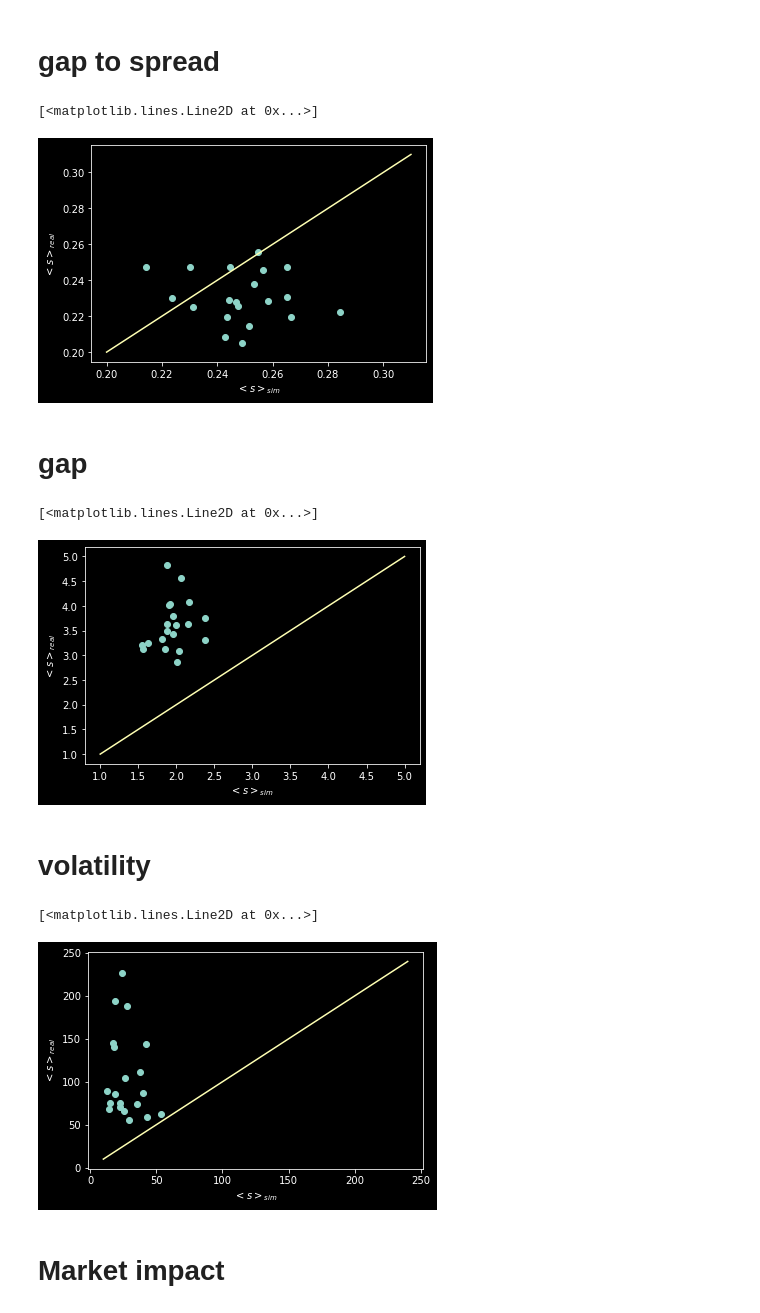
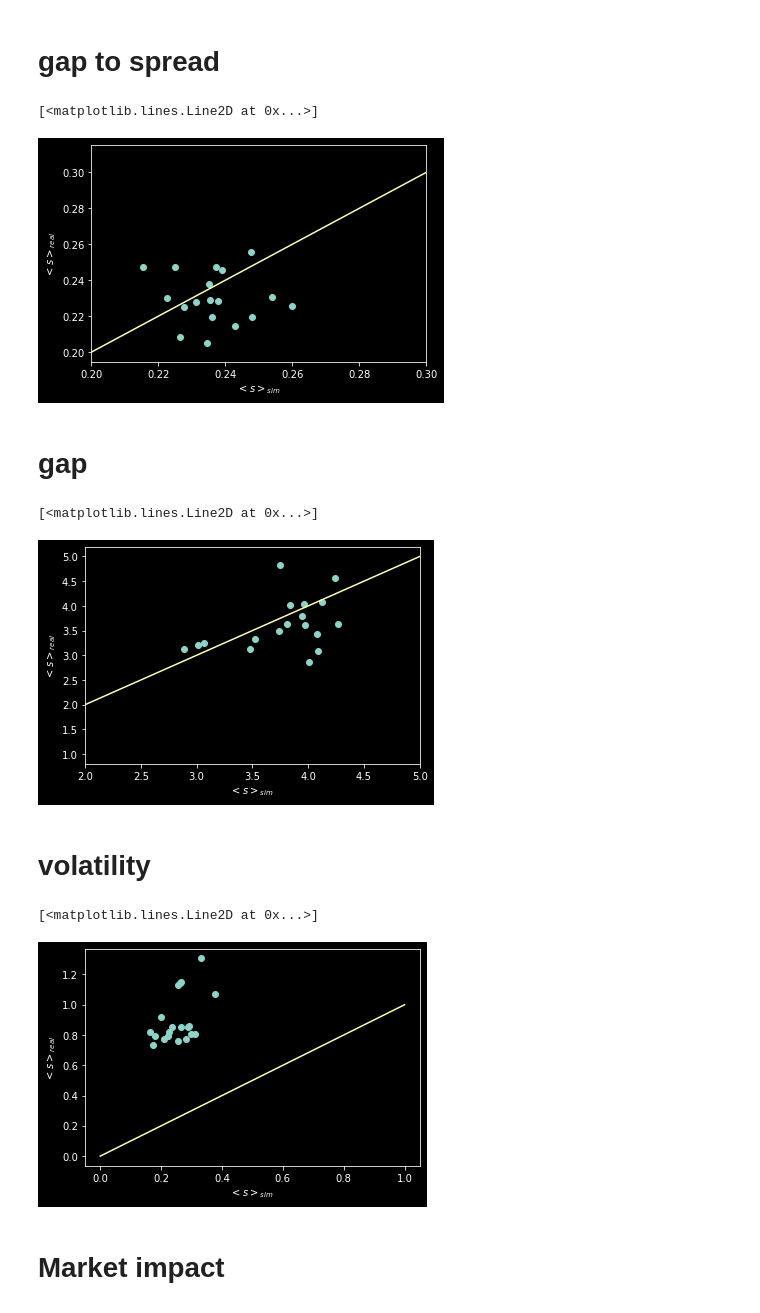
Before and after one commit to pspinaunipi/Zero-intelligence-simulations, a Jupyter notebook: notebooks/Santa fe 2 and tesla.ipynb, the cells around one changed output. Drawn from its saved outputs; the diff is of its cells as text; code cells hidden in the pictures.

Commit message:
added santa_fe4

```diff
--- a/notebooks/Santa fe 2 and tesla.ipynb
+++ b/notebooks/Santa fe 2 and tesla.ipynb
@@ -74,19 +74,19 @@ def compute_price_impact(price,sign,max_lag,step=1):
 # Spread
 # %%
 _, _, spread, lamb, nu, mu, _, _, volat, gts = \
-    np.loadtxt("../data/santa_fe_parameter_estimation_2.txt",delimiter=",", unpack = True)
+    np.loadtxt("../data/santa_fe_parameter_estimation_8.txt",delimiter=",", unpack = True)
 # %%
 mean_sp = np.zeros(len(spread))
 vol = np.zeros(len(spread))
 gap_to_spr = np.zeros(len(spread))
 
 i = 0
-for limit, market, cancel in zip(lamb, nu, mu):
-    lob, _, _, _  = simulate_lob(limit, market, cancel, 600, 500_000)
+for limit, market, cancel in zip(lamb, mu, nu):
+    lob, _, _, _  = simulate_lob(limit * 2, market, cancel, 1000, 500_000)
     lob = lob[100_000:]
     md, sp = find_mid_spread_lob(lob)
     mean_sp[i] = sp.mean()
-    vol[i] = md.std()
+    vol[i] = np.sqrt(((md[1:]- md[:-1])**2).mean())
     gap_to_spr[i] = find_gap(lob)/sp.mean()
     i += 1
 # %%
@@ -132,11 +132,11 @@ plt.plot(gap_to_spr,gts,"o")
 plt.xlabel(r"$<s>_{sim}$")
 plt.ylabel(r"$<s>_{real}$")
 x = np.linspace(.20,.31,20)
-
+plt.xlim(0.2 , 0.3)
 plt.plot(x,x)
 # %% [output]
 [<matplotlib.lines.Line2D at 0x...>]
-[figure, old version]
+[figure, new version]
 # %% [markdown]
 # gap
 # %%
@@ -144,22 +144,22 @@ plt.plot(gap_to_spr * mean_sp ,gts*spread,"o")
 plt.xlabel(r"$<s>_{sim}$")
 plt.ylabel(r"$<s>_{real}$")
 x = np.linspace(1,5,20)
-
+plt.xlim(2,5)
 plt.plot(x,x)
 # %% [output]
 [<matplotlib.lines.Line2D at 0x...>]
-[figure, old version]
+[figure, new version]
 # %% [markdown]
 # volatility
 # %%
 plt.plot(vol,volat,"o")
-x1 = np.linspace(10,240,10)
+x1 = np.linspace(0,1,10)
 plt.xlabel(r"$<s>_{sim}$")
 plt.ylabel(r"$<s>_{real}$")
 plt.plot(x1,x1)
 # %% [output]
 [<matplotlib.lines.Line2D at 0x...>]
-[figure, old version]
+[figure, new version]
 # %% [markdown]
 # Market impact
 # %%
```
Also changed, not shown: parts of 3 cells of this notebook, 3 other files.
